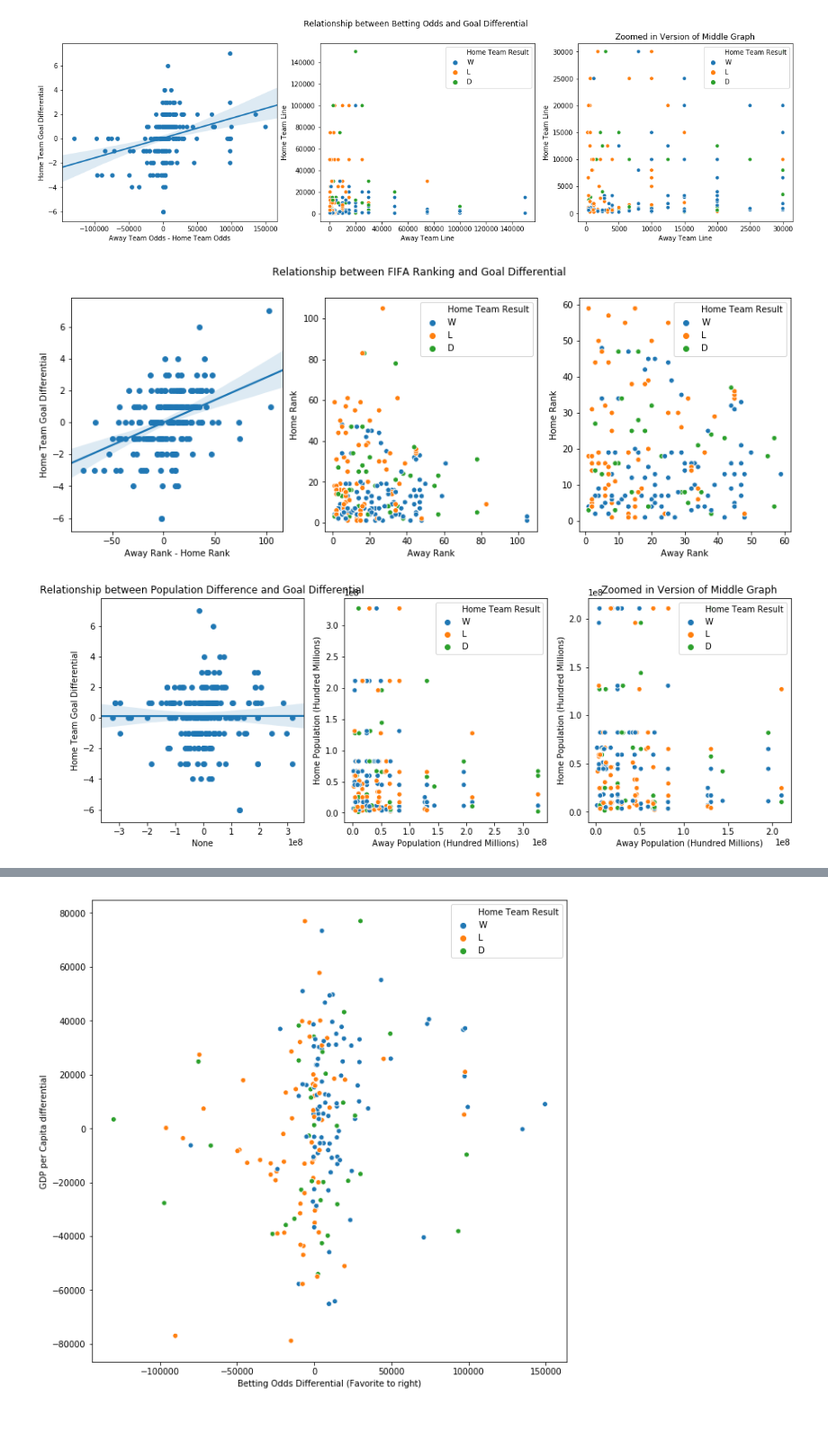
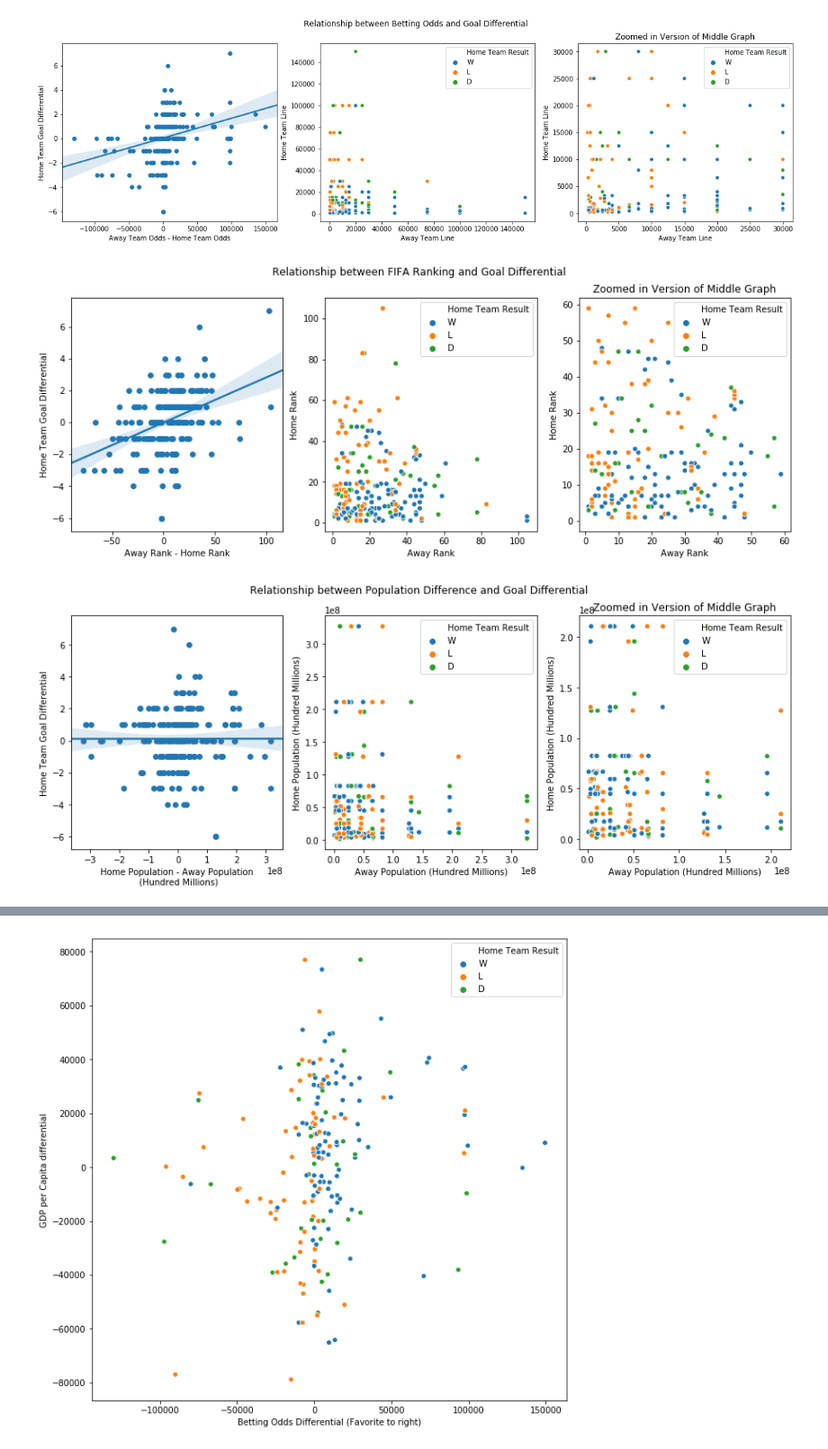
Before and after one commit to natehollenberg/WorldCup, a Jupyter notebook: EDA_Milestone3.ipynb, the cells around one changed output, grey strips where cells are left out. Shown at 90% size. Drawn from its saved outputs; the diff is of its cells as text; code cells hidden in the pictures; blank space fills up the shorter version.

```diff
--- a/EDA_Milestone3.ipynb
+++ b/EDA_Milestone3.ipynb
@@ -8,8 +8,8 @@ import matplotlib.pyplot as plt
 import pandas as pd
 import seaborn as sns
 # %%
-train_data = pd.read_csv('WorldCup/train_data.csv')
-test_data = pd.read_csv('WorldCup/test_data.csv')
+train_data = pd.read_csv('train_data.csv')
+test_data = pd.read_csv('test_data.csv')
 # %%
 train_data['Home Team Goal Differential'] = train_data['Home Team Goals'] - train_data['Away Team Goals']
 # %%
@@ -60,23 +63,33 @@ ax[0].set_xlabel('Away Rank - Home Rank')
 fig.suptitle('Relationship between FIFA Ranking and Goal Differential')
 ax[2].set_title('Zoomed in Version of Middle Graph')
 fig.show()
+plt.savefig('images/fifa_rank.png')
 # %% [output]
-[figure, old version]
+[figure, new version]
 # %%
 fig, ax = plt.subplots(1,3, figsize= (15,5))
 sns.scatterplot(train_data['Home Population'] - train_data['Away Population'],train_data['Home Team Goal Differential'], ax = ax[0])
 sns.regplot(train_data['Home Population'] - train_data['Away Population'],train_data['Home Team Goal Differential'], ax = ax[0])
 sns.scatterplot(train_data['Away Population'], train_data['Home Population'], hue = train_data['Home Team Result'], ax = ax[1])
 sns.scatterplot(train_data['Away Population'][train_data['Away Population'] < 250000000], train_data['Home Population'][train_data['Home Population'] < 250000000], hue = train_data['Home Team Result'], ax = ax[2])
-ax[0].set_title('Relationship between Population Difference and Goal Differential')
+fig.suptitle('Relationship between Population Difference and Goal Differential')
+
+ax[0].set_title('')
+ax[0].set_xlabel('Home Population - Away Population\n (Hundred Millions)')
+
+
 ax[2].set_title('Zoomed in Version of Middle Graph')
 ax[1].set_ylabel('Home Population (Hundred Millions)')
 ax[1].set_xlabel('Away Population (Hundred Millions)')
 ax[2].set_ylabel('Home Population (Hundred Millions)')
 ax[2].set_xlabel('Away Population (Hundred Millions)')
+
+
+
 fig.show()
+plt.savefig('images/population.png')
 # %% [output]
-[figure, old version]
+[figure, new version]
 # %%
 fig, ax = plt.subplots(1,3, figsize= (22,5))
 sns.scatterplot(train_data['Home GDP (millions)'] - train_data['Away GDP (millions)'],train_data['Home Team Goal Differential'], ax = ax[0])
```
Also changed, not shown: parts of 5 cells of this notebook.
